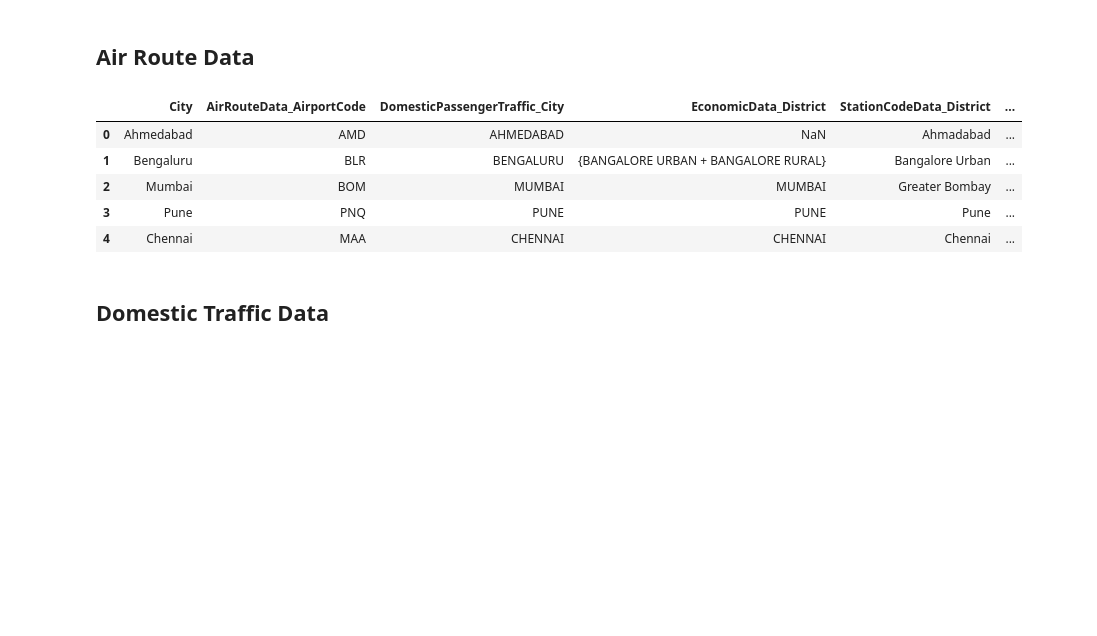
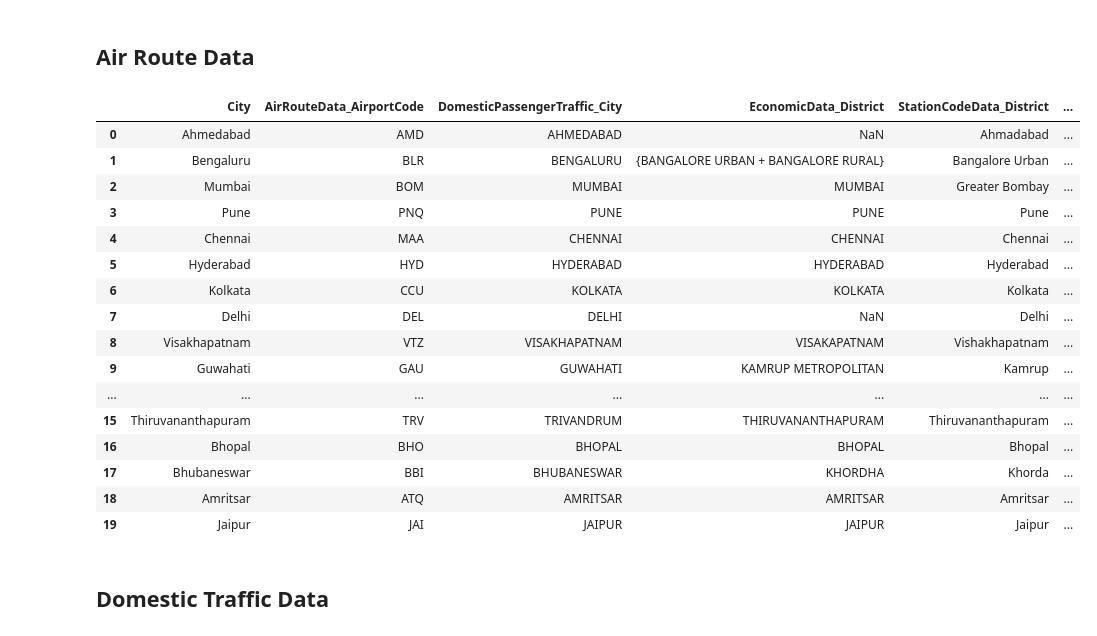
Before and after one commit to SakshatRao/R2_Data_Labs_Hackathon, a Jupyter notebook: CitySelection.ipynb, the cells around one changed output. Saved outputs shown, nothing was run; the diff lists cells and outputs as text; code cells hidden in the pictures; blank space fills up the shorter version.

```diff
--- a/CitySelection.ipynb
+++ b/CitySelection.ipynb
@@ -68,14 +39,25 @@ Wall time: 3min 21s
 # %% [markdown]
 ## Air Route Data
 # %%
-preprocessor.city_mapping.head()
+preprocessor.city_mapping.head(20)
 # %% [output]
 |  | City | AirRouteData_AirportCode | DomesticPassengerTraffic_City | EconomicData_District | StationCodeData_District | ... |
 | 0 | Ahmedabad | AMD | AHMEDABAD | NaN | Ahmadabad | ... |
 | 1 | Bengaluru | BLR | BENGALURU | {BANGALORE URBAN + BANGALORE RURAL} | Bangalore Urban | ... |
 | 2 | Mumbai | BOM | MUMBAI | MUMBAI | Greater Bombay | ... |
 | 3 | Pune | PNQ | PUNE | PUNE | Pune | ... |
 | 4 | Chennai | MAA | CHENNAI | CHENNAI | Chennai | ... |
+| 5 | Hyderabad | HYD | HYDERABAD | HYDERABAD | Hyderabad | ... |
+| 6 | Kolkata | CCU | KOLKATA | KOLKATA | Kolkata | ... |
+| 7 | Delhi | DEL | DELHI | NaN | Delhi | ... |
+| 8 | Visakhapatnam | VTZ | VISAKHAPATNAM | VISAKAPATNAM | Vishakhapatnam | ... |
+| 9 | Guwahati | GAU | GUWAHATI | KAMRUP METROPOLITAN | Kamrup | ... |
+| ... | ... | ... | ... | ... | ... | ... |
+| 15 | Thiruvananthapuram | TRV | TRIVANDRUM | THIRUVANANTHAPURAM | Thiruvananthapuram | ... |
+| 16 | Bhopal | BHO | BHOPAL | BHOPAL | Bhopal | ... |
+| 17 | Bhubaneswar | BBI | BHUBANESWAR | KHORDHA | Khorda | ... |
+| 18 | Amritsar | ATQ | AMRITSAR | AMRITSAR | Amritsar | ... |
+| 19 | Jaipur | JAI | JAIPUR | JAIPUR | Jaipur | ... |
 # %% [markdown]
 ## Domestic Traffic Data
 # %%
```
Also changed, not shown: parts of 11 cells of this notebook, 14 other files.
